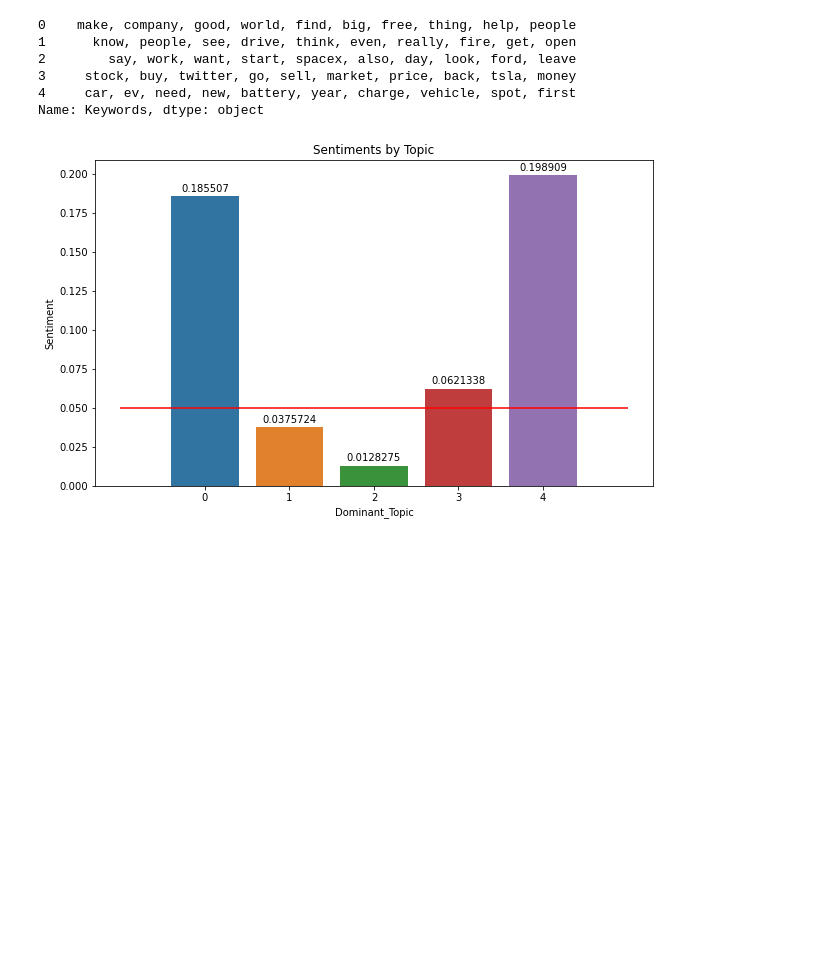
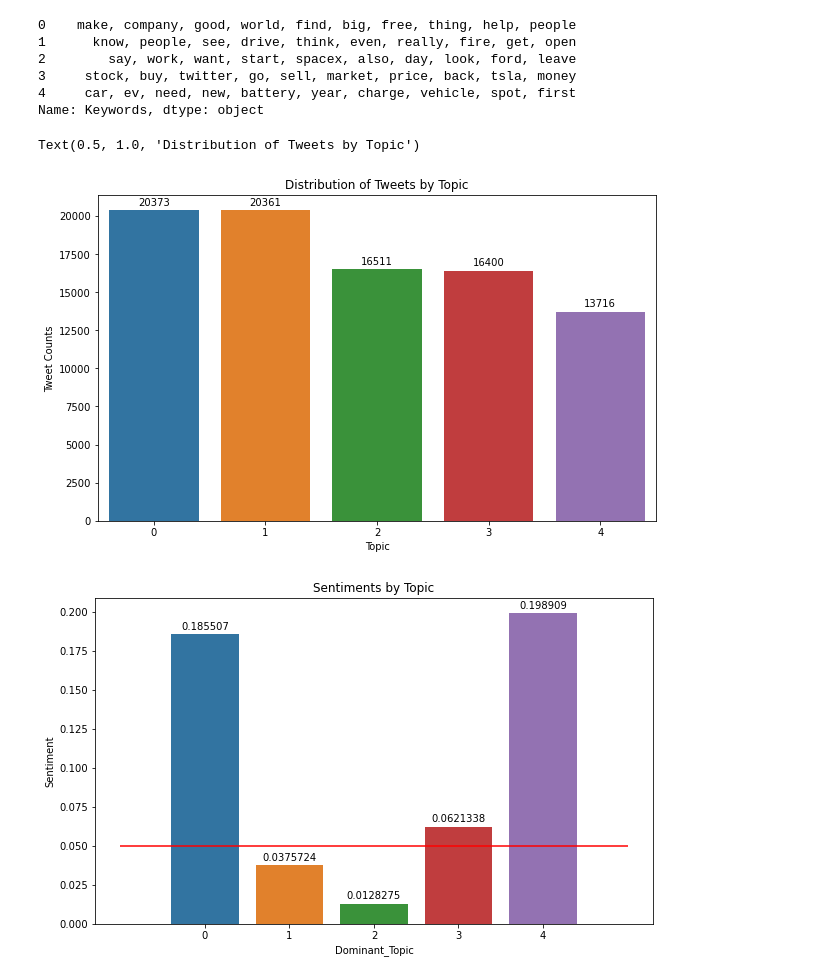
Before and after one commit to Auustiino/Tesla-Perception-Audit, a Jupyter notebook: Cleaner-Notebooks /Topic-Modeling-Exploration-EV-General-Copy-1-Test.ipynb, the cells around one changed output. Cells and saved outputs as stored; diff of their text form; code cells hidden in the pictures; blank space fills up the shorter version.

```diff
--- a/DNE/Topic-Modeling-Exploration-EV-General-Copy-1-Test.ipynb
+++ b/Cleaner-Notebooks /Topic-Modeling-Exploration-EV-General-Copy-1-Test.ipynb
@@ -390,6 +389,21 @@ sent_topics_Sorteddf['Keywords']
 3     stock, buy, twitter, go, sell, market, price, back, tsla, money
 4     car, ev, need, new, battery, year, charge, vehicle, spot, first
 Name: Keywords, dtype: object
+# %%
+# Successful plotting of Number of tweets within each topic
+
+tweet_dist = df_sent['Dominant_Topic'].value_counts()
+tweet_dist = tweet_dist.reset_index()
+
+fix, ax = plt.subplots(figsize = (10, 6))
+ax = sns.barplot(x = tweet_dist.index, y = tweet_dist['Dominant_Topic'])
+ax.bar_label(ax.containers[0], padding = 3)
+ax.set_xlabel('Topic')
+ax.set_ylabel('Tweet Counts')
+ax.set_title('Distribution of Tweets by Topic')
+# %% [output]
+Text(0.5, 1.0, 'Distribution of Tweets by Topic')
+[figure, added]
 # %%
 # Test Cell
 
```
Also changed, not shown: parts of 2 cells of this notebook.
